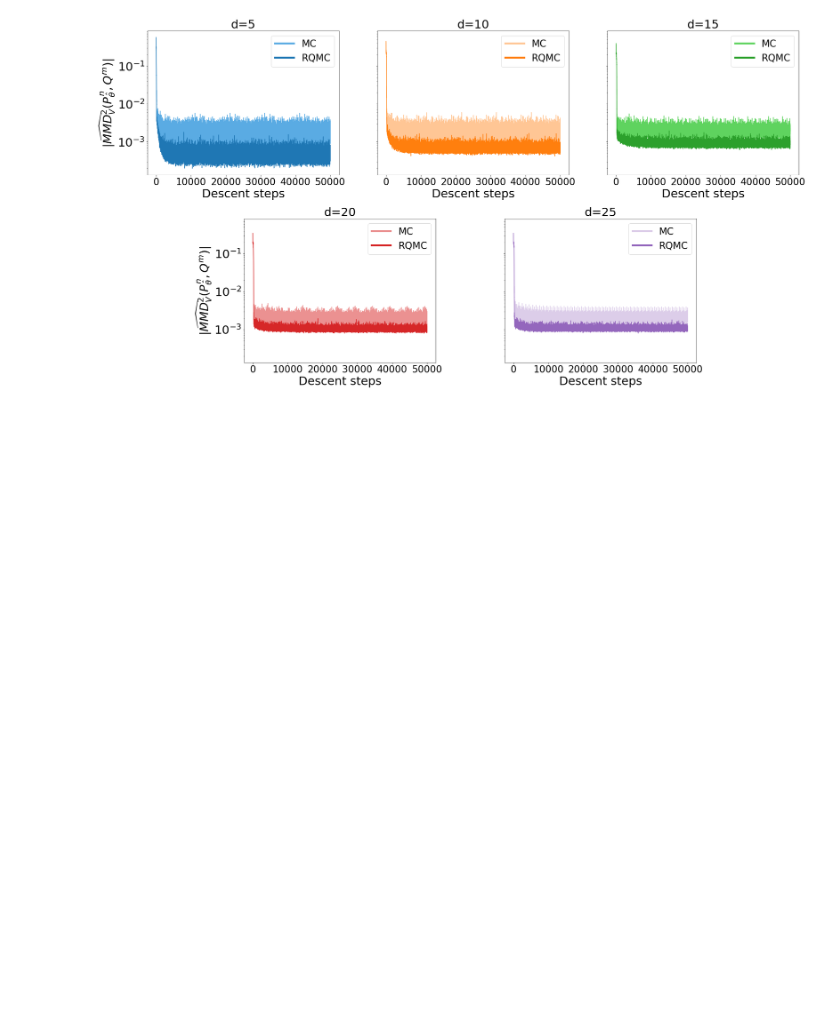
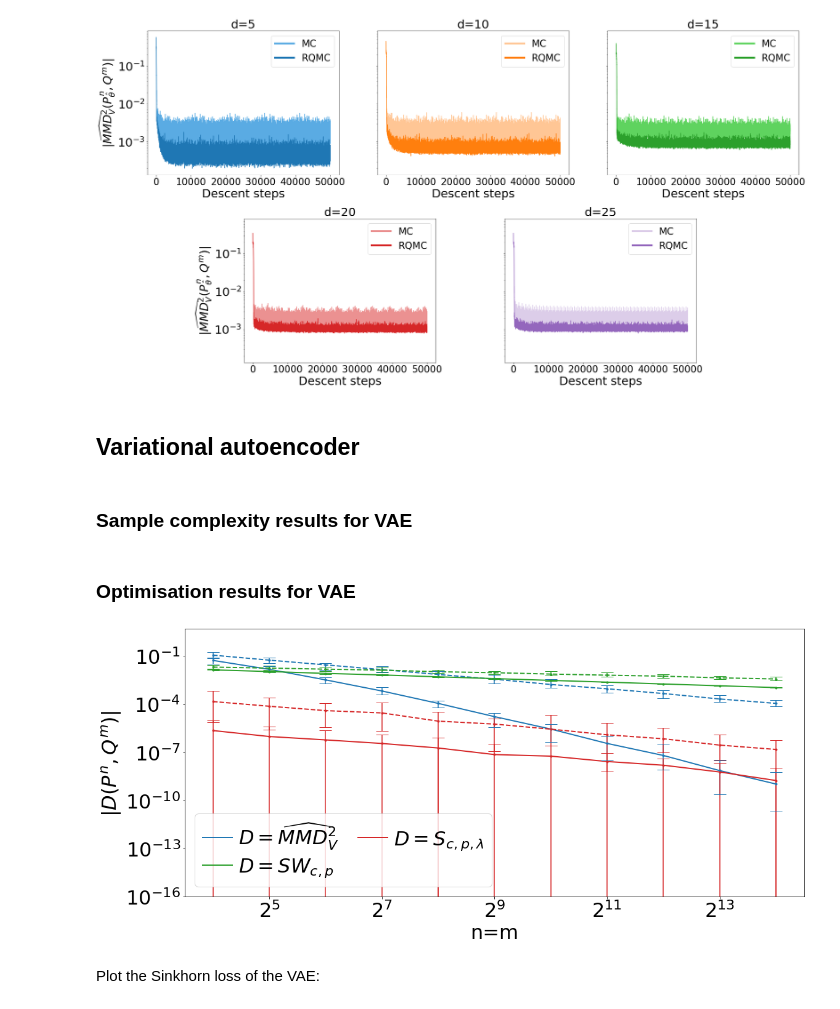
Before and after one commit to johannnamr/Discrepancy-based-inference-using-QMC, a Jupyter notebook: Visualisations/Inference.ipynb, the cells around one changed output. Saved outputs shown, nothing was run; the diff lists cells and outputs as text; code cells hidden in the pictures; blank space fills up the shorter version.

```diff
--- a/Visualisations/Inference.ipynb
+++ b/Visualisations/Inference.ipynb
@@ -1396,3 +1486,59 @@ plt.savefig('mvgandk_mmd2_loss.png',bbox_inches = 'tight', pad_inches = .1)
 plt.show()
 # %% [output]
 [figure]
+# %% [markdown]
+## Variational autoencoder
+# %% [markdown]
+### Sample complexity results for VAE
+# %% [markdown]
+### Optimisation results for VAE
+# %%
+n = [ 2**j for j in range(4,15) ]
+# %%
+SMALL_SIZE = 32
+MEDIUM_SIZE = 32
+BIGGER_SIZE = 32
+
+plt.rc('font', size=MEDIUM_SIZE)          # controls default text sizes
+plt.rc('axes', titlesize=MEDIUM_SIZE)     # fontsize of the axes title
+plt.rc('axes', labelsize=MEDIUM_SIZE)     # fontsize of the x and y labels
+plt.rc('xtick', labelsize=MEDIUM_SIZE)    # fontsize of the tick labels
+plt.rc('ytick', labelsize=MEDIUM_SIZE)    # fontsize of the tick labels
+plt.rc('legend', fontsize=SMALL_SIZE)    # legend fontsize
+plt.rc('figure', titlesize=BIGGER_SIZE)   # fontsize of the figure title
+# %%
+fig,ax = plt.subplots(figsize=(18,8))
+cmap = plt.get_cmap("tab10")
+
+ax.plot(n, np.mean(np.abs(loss_mmd_rqmc['loss']),axis=1), linewidth=2, color=cmap(0), label=r'$D=\widehat{MMD}^2_V$')
+ax.plot(n, np.mean(np.abs(loss_mmd_mc['loss']),axis=1),'--', linewidth=2, color=cmap(0))
+#ax.plot(n, np.mean(np.abs(loss_w_rqmc['loss']),axis=1), linewidth=2, color=cmap(1), label=r'$D=W_{c,p}$')
+#ax.plot(n, np.mean(np.abs(loss_w_mc['loss']),axis=1),'--', linewidth=2, color=cmap(1))
+ax.plot(n, np.mean(np.abs(loss_sw_rqmc['loss']),axis=1), linewidth=2, color=cmap(2), label=r'$D=SW_{c,p}$')
+ax.plot(n, np.mean(np.abs(loss_sw_mc['loss']),axis=1),'--', linewidth=2, color=cmap(2))
+ax.plot(n, np.mean(np.abs(loss_sink_rqmc['loss']),axis=1), linewidth=2, color=cmap(3), label=r'$D=S_{c,p,\lambda}$')
+ax.plot(n, np.mean(np.abs(loss_sink_mc['loss']),axis=1),'--', linewidth=2, color=cmap(3))
+ax.errorbar(n, np.mean(np.abs(loss_mmd_rqmc['loss']),axis=1), yerr=[np.mean(np.abs(loss_mmd_rqmc['loss']),axis=1)-np.min(np.abs(loss_mmd_rqmc['loss']),axis=1),np.max(np.abs(loss_mmd_rqmc['loss']),axis=1)-np.mean(np.abs(loss_mmd_rqmc['loss']),axis=1)], fmt='.', color=cmap(0), capsize=10, elinewidth=1.5)
+ax.errorbar(n, np.mean(np.abs(loss_mmd_mc['loss']),axis=1), yerr=[np.mean(np.abs(loss_mmd_mc['loss']),axis=1)-np.min(np.abs(loss_mmd_mc['loss']),axis=1),np.max(np.abs(loss_mmd_mc['loss']),axis=1)-np.mean(np.abs(loss_mmd_mc['loss']),axis=1)], fmt='.', color=cmap(0), capsize=10, elinewidth=1.5)
+#ax.errorbar(n, np.mean(np.abs(loss_w_rqmc['loss']),axis=1), yerr=[np.mean(np.abs(loss_w_rqmc['loss']),axis=1)-np.min(np.abs(loss_w_rqmc['loss']),axis=1),np.max(np.abs(loss_w_rqmc['loss']),axis=1)-np.mean(np.abs(loss_w_rqmc['loss']),axis=1)], fmt='.', color=cmap(1), capsize=10, elinewidth=1.5)
+#ax.errorbar(n, np.mean(np.abs(loss_w_mc['loss']),axis=1), yerr=[np.mean(np.abs(loss_w_mc['loss']),axis=1)-np.min(np.abs(loss_w_mc['loss']),axis=1),np.max(np.abs(loss_w_mc['loss']),axis=1)-np.mean(np.abs(loss_w_mc['loss']),axis=1)], fmt='.', color=cmap(1), capsize=10, elinewidth=1.5)
+ax.errorbar(n, np.mean(np.abs(loss_sw_rqmc['loss']),axis=1), yerr=[np.mean(np.abs(loss_sw_rqmc['loss']),axis=1)-np.min(np.abs(loss_sw_rqmc['loss']),axis=1),np.max(np.abs(loss_sw_rqmc['loss']),axis=1)-np.mean(np.abs(loss_sw_rqmc['loss']),axis=1)], fmt='.', color=cmap(2), capsize=10, elinewidth=1.5)
+ax.errorbar(n, np.mean(np.abs(loss_sw_mc['loss']),axis=1), yerr=[np.mean(np.abs(loss_sw_mc['loss']),axis=1)-np.min(np.abs(loss_sw_mc['loss']),axis=1),np.max(np.abs(loss_sw_mc['loss']),axis=1)-np.mean(np.abs(loss_sw_mc['loss']),axis=1)], fmt='.', color=cmap(2), capsize=10, elinewidth=1.5)
+ax.errorbar(n, np.mean(np.abs(loss_sink_rqmc['loss']),axis=1), yerr=[np.mean(np.abs(loss_sink_rqmc['loss']),axis=1)-np.min(np.abs(loss_sink_rqmc['loss']),axis=1),np.max(np.abs(loss_sink_rqmc['loss']),axis=1)-np.mean(np.abs(loss_sink_rqmc['loss']),axis=1)], fmt='.', color=cmap(3), capsize=10, elinewidth=1.5)
+ax.errorbar(n, np.mean(np.abs(loss_sink_mc['loss']),axis=1), yerr=[np.mean(np.abs(loss_sink_mc['loss']),axis=1)-np.min(np.abs(loss_sink_mc['loss']),axis=1),np.max(np.abs(loss_sink_mc['loss']),axis=1)-np.mean(np.abs(loss_sink_mc['loss']),axis=1)], fmt='.', color=cmap(3), capsize=10, elinewidth=1.5)
+ax.set_xscale('log', basex=2)
+ax.set_yscale('log', basey=10)
+ax.set_ylim(1e-16,5)
+#ax.set_ylim(1e-4,5)
+ax.set_xlabel('n=m')
+ax.set_ylabel(r'$|D(P^n,Q^m)|$')
+ax.legend(loc= 'lower left', ncol=2,handlelength=1.5,labelspacing=0.3,handletextpad=0.3,columnspacing=1)
+
+plt.subplots_adjust(wspace=0.05, hspace=0.05)
+
+plt.savefig('vae_sample_complexity.png',bbox_inches = 'tight', pad_inches = .1)
+plt.show()
+# %% [output]
+[figure, added]
+# %% [markdown]
+Plot the Sinkhorn loss of the VAE:
```
Also changed, not shown: parts of 11 cells of this notebook.
